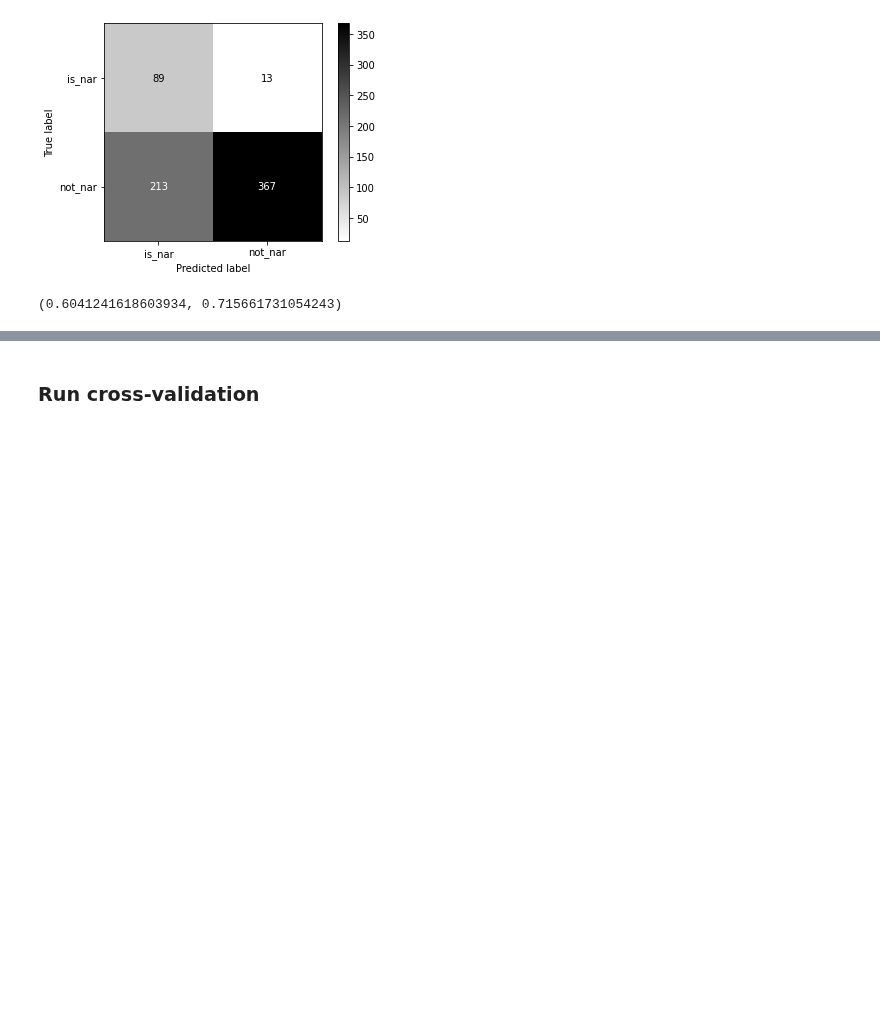
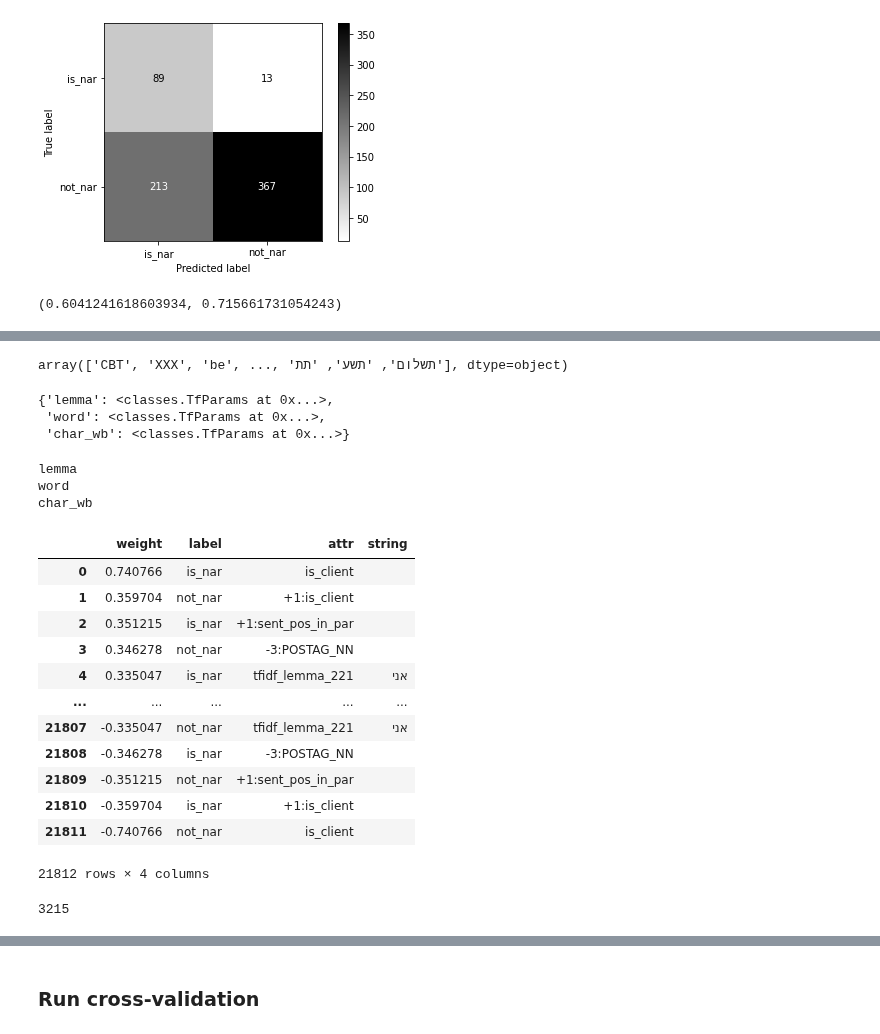
Before and after one commit to Sofy34/personal_strudy, a Jupyter notebook: thesis/23_dataset_new_76.ipynb, the cells around one changed output, grey strips where cells are left out. Saved outputs shown, nothing was run; the diff lists cells and outputs as text; code cells hidden in the pictures; blank space fills up the shorter version.

```diff
--- a/thesis/23_dataset_new_76.ipynb
+++ b/thesis/23_dataset_new_76.ipynb
@@ -152,0 +172,5 @@ np.mean(crf_scores),np.mean(par_crf_scores)
+# %%
+imp.reload(model_utils)
+my_crf = model_utils.CrfClassifier(crf_model=CRF(
+                max_iterations=100,
+                all_possible_transitions=True))
@@ -152,0 +179,2 @@ np.mean(crf_scores),np.mean(par_crf_scores)
+# %%
+my_crf.fit(dataset.get_x([1,2],'15_15'),dataset.get_y([1,2],'15_15'))
@@ -152,0 +205,36 @@ np.mean(crf_scores),np.mean(par_crf_scores)
+# %%
+my_crf.crf_model.state_features_
+dataset.tf_params['lemma'].features
+# %% [output]
+array(['CBT', 'XXX', 'be', ..., 'תשלום', 'תשע', 'תת'], dtype=object)
+# %%
+dataset.tf_params
+# %% [output]
+{'lemma': <classes.TfParams at 0x...>,
+ 'word': <classes.TfParams at 0x...>,
+ 'char_wb': <classes.TfParams at 0x...>}
+# %%
+imp.reload(model_utils)
+ft = model_utils.get_estimator_features(my_crf.crf_model,**dataset.tf_params)
+ft
+# %% [output]
+lemma
+word
+char_wb
+|  | weight | label | attr | string |
+| 0 | 0.740766 | is_nar | is_client |  |
+| 1 | 0.359704 | not_nar | +1:is_client |  |
+| 2 | 0.351215 | is_nar | +1:sent_pos_in_par |  |
+| 3 | 0.346278 | not_nar | -3:POSTAG_NN |  |
+| 4 | 0.335047 | is_nar | tfidf_lemma_221 | אני |
+| ... | ... | ... | ... | ... |
+| 21807 | -0.335047 | not_nar | tfidf_lemma_221 | אני |
+| 21808 | -0.346278 | is_nar | -3:POSTAG_NN |  |
+| 21809 | -0.351215 | not_nar | +1:sent_pos_in_par |  |
+| 21810 | -0.359704 | is_nar | +1:is_client |  |
+| 21811 | -0.740766 | not_nar | is_client |  |
+21812 rows × 4 columns
+# %%
+len(dataset.tf_params['lemma'].features)
+# %% [output]
+3215
```
Also changed, not shown: parts of 6 cells of this notebook, 1 other file.
